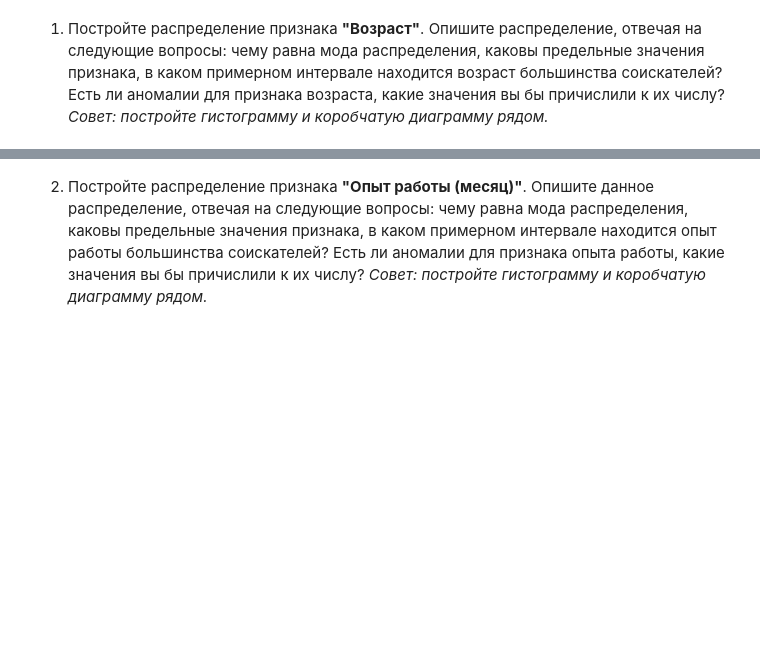
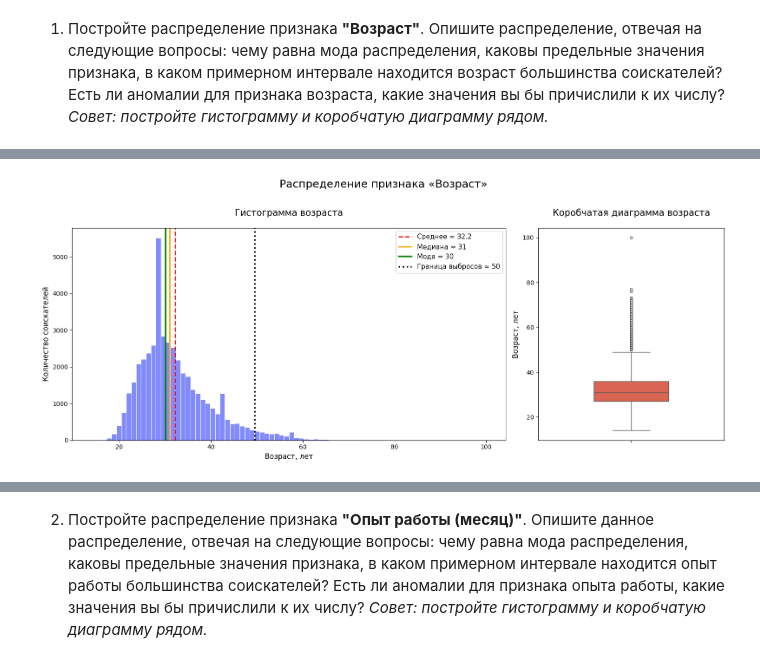
Before and after one commit to Liuboshenko/miphi-session-python-analytics, a Jupyter notebook: Python_для_анализа_данных__Итоговыи__проект_Ноутбук-шаблон.ipynb, the cells around one changed output, grey strips where cells are left out. Saved outputs shown, nothing was run; the diff lists cells and outputs as text; code cells hidden in the pictures; blank space fills up the shorter version.

Commit message:
Has been updated the seesion assignment MIPHI python analytics data

```diff
--- a/Python_для_анализа_данных__Итоговыи__проект_Ноутбук-шаблон.ipynb
+++ b/Python_для_анализа_данных__Итоговыи__проект_Ноутбук-шаблон.ipynb
@@ -962,0 +900,84 @@ https://htmlpreview.github.io/?https://github.com/Liuboshenko/miphi-session-pyth
+# %%
+# Создаём папку
+os.makedirs("plotly_html", exist_ok=True)
+
+# ------------------- Расчёты -------------------
+age = df["Возраст"]
+
+desc = age.describe()
+q1 = desc["25%"]
+q3 = desc["75%"]
+iqr = q3 - q1
+upper_whisker = q3 + 1.5 * iqr
+lower_whisker = max(0, q1 - 1.5 * iqr)  # возраст не может быть отрицательным
+
+outliers_high = age[age > upper_whisker]
+outliers_low = age[age < lower_whisker] if lower_whisker > 0 else pd.Series()
+
+# ------------------- Текстовый отчёт -------------------
+print("="*70)
+print("АНАЛИЗ РАСПРЕДЕЛЕНИЯ ПРИЗНАКА «ВОЗРАСТ»")
+print("="*70)
+print(f"Всего соискателей в датасете               : {len(age):,} чел.")
+print(f"Минимальный возраст                        : {age.min()} лет")
+print(f"Максимальный возраст                       : {age.max()} лет")
+print(f"Среднее арифметическое                     : {age.mean():.2f} лет")
+print(f"Медиана                                    : {age.median():.1f} лет")
+print(f"Мода распределения                        : {int(age.mode()[0])} лет")   # самая частая
+print(f"25-й перцентиль (Q1)                        : {q1:.1f} лет")
+print(f"75-й перцентиль (Q3)                        : {q3:.1f} лет")
+print(f"Межквартильный размах (IQR)                : {iqr:.1f} лет")
+print(f"Граница выбросов сверху (Q3 + 1.5×IQR)      : {upper_whisker:.1f} лет")
+print(f"Количество выбросов сверху                 : {len(outliers_high)} "
+      f"({100*len(outliers_high)/len(age):.2f}% от всех)")
+print(f"Самые экстремальные значения сверху        : {sorted(outliers_high.unique())[-10:]}")
+if len(outliers_low) > 0:
+    print(f"Выбросы снизу                              : {len(outliers_low)}")
+
+print("\nОписание распределения (готовый текст для ответа):")
+print("- Мода распределения —", int(age.mode()[0]), "лет")
+print("- Предельные значения признака:", age.min(), "–", age.max(), "лет")
+print("- Возраст большинства соискателей (50 % данных, межквартильный размах) "
+      "находится в интервале примерно", f"{q1:.0f}–{q3:.0f}", "лет")
+print("- Основная масса соискателей — примерно 23–42 года (визуально по гистограмме)")
+print("- Есть аномалии: значение 100 лет — явная ошибка ввода; "
+      "все значения старше ≈", f"{upper_whisker:.0f}",
+      "лет считаются выбросами по правилу Тьюки (всего", len(outliers_high), "таких); "
+      "также подозрительны возраста младше 16–18 лет (юридические ограничения трудоустройства)")
+print("="*70)
+
+# ------------------- Графики -------------------
+fig, axes = plt.subplots(1, 2, figsize=(16, 6.5), gridspec_kw={'width_ratios': [7, 3]})
+
+# Гистограмма
+sns.histplot(data=df, x="Возраст", bins=80, ax=axes[0], color="#636EFA", edgecolor="white", alpha=0.8)
+axes[0].set_title("Гистограмма возраста", fontsize=15, pad=20)
+axes[0].set_xlabel("Возраст, лет", fontsize=12)
+axes[0].set_ylabel("Количество соискателей", fontsize=12)
+
+# Ключевые линии на гистограмме
+axes[0].axvline(age.mean(), color="red", linestyle="--", linewidth=2,
+                label=f"Среднее ≈ {age.mean():.1f}")
+axes[0].axvline(age.median(), color="orange", linestyle="-", linewidth=2,
+                label=f"Медиана = {age.median():.0f}")
+axes[0].axvline(age.mode()[0], color="green", linestyle="-", linewidth=2.5,
+                label=f"Мода = {int(age.mode()[0])}")
+axes[0].axvline(upper_whisker, color="black", linestyle=":", linewidth=2.5,
+                label=f"Граница выбросов ≈ {upper_whisker:.0f}")
+axes[0].legend(fontsize=11)
+
+# Boxplot
+sns.boxplot(y=df["Возраст"], ax=axes[1], color="#EF553B", width=0.4, fliersize=4)
+axes[1].set_title("Коробчатая диаграмма возраста", fontsize=15, pad=20)
+axes[1].set_ylabel("Возраст, лет", fontsize=12)
+
+plt.suptitle("Распределение признака «Возраст»", fontsize=18, y=1.02)
+plt.tight_layout()
+
+# Сохранение и показ
+plt.savefig("plotly_html/age_distribution.png", dpi=300, bbox_inches="tight")
+plt.show()
+
+# Markdown-ссылка для ноутбука
+print("\n![Распределение возраста](plotly_html/age_distribution.png)")
+# %% [output]
@@ -962,0 +1001 @@ https://htmlpreview.github.io/?https://github.com/Liuboshenko/miphi-session-pyth
+[figure, added]
```
Also changed, not shown: parts of 20 cells of this notebook.
